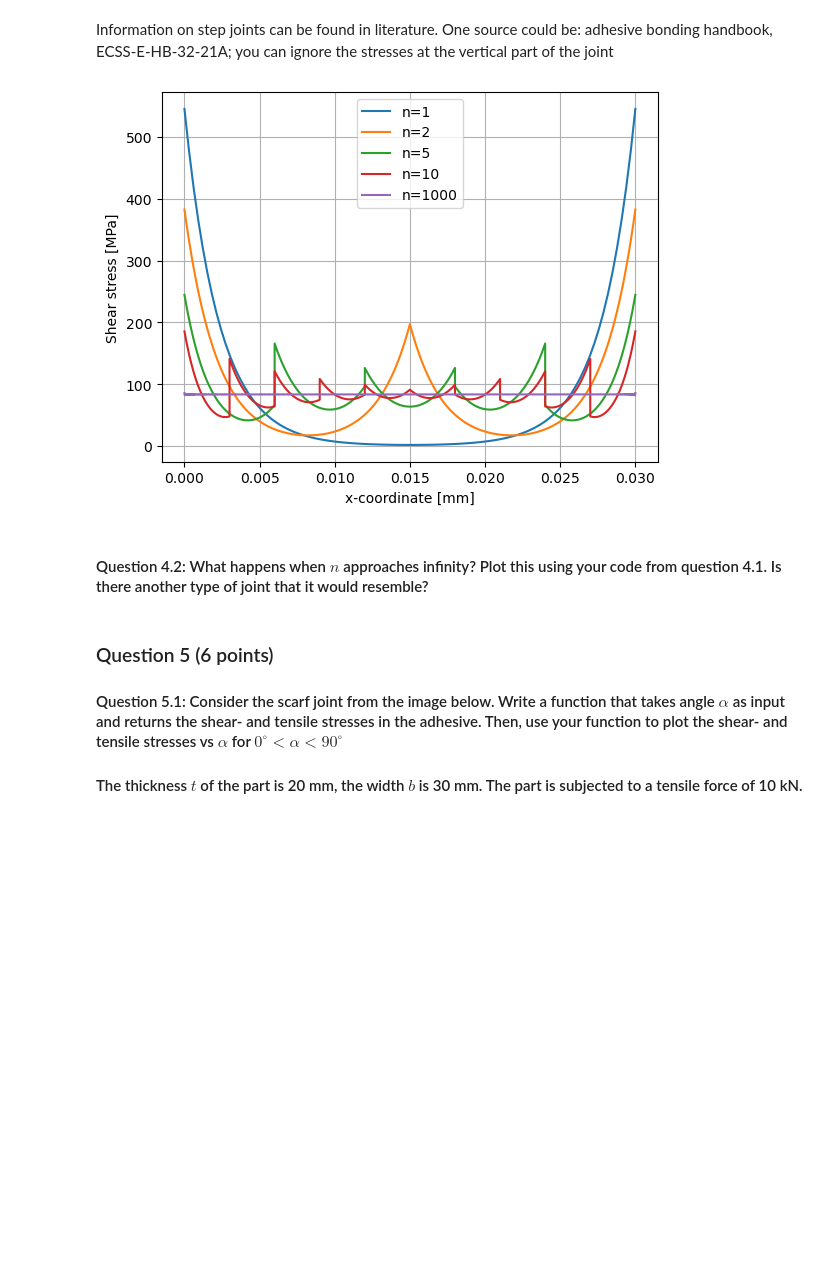
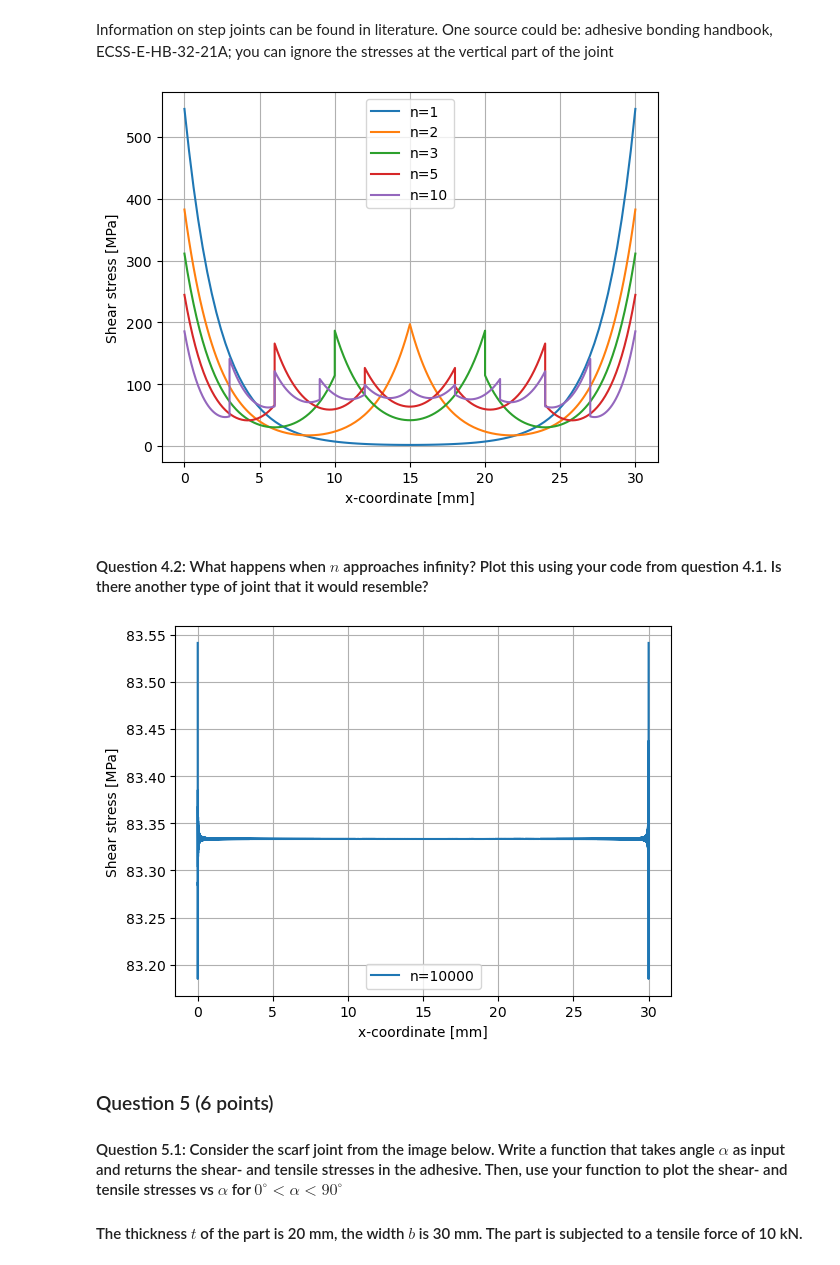
Before and after one commit to arthurstreebgreebling/PCM, a Jupyter notebook: A3 Joining/Joining.ipynb, the cells around one changed output. Saved outputs shown, nothing was run; the diff lists cells and outputs as text; code cells hidden in the pictures; blank space fills up the shorter version.

```diff
--- a/A3 Joining/Joining.ipynb
+++ b/A3 Joining/Joining.ipynb
@@ -142,7 +152,7 @@ Answer:
 Information on step joints can be found in literature. One source could be: adhesive bonding handbook, ECSS-E-HB-32-21A; you can ignore the stresses at the vertical part of the joint
 # %%
 E1, E2, t1, t2, lu, GKl, d, F, w = 70e9, 70e9, 2e-3, 2e-3, 30e-3, 2e9, 0.3e-3, 50e3, 20e-3
-ns = [1,2,5,10, 1000]
+ns = [1,2,3,5,10]
 colors = ['red', 'green', 'blue', 'violet', 'orange', 'brown']
 color_start = 0
 for n in ns:
@@ -155,7 +165,7 @@ for n in ns:
         x = np.linspace(i*lu/n,(i+1)*lu/n,100)
         t = (n-i)*t1/(n+1)
         for j in x:
-            x_vals.append(j)
+            x_vals.append(j/1e-3)
         for k in x0:
             y_vals.append(tau_klein(k, tau_m, lu/n, GKl, E1, t, E2, t2-t, d)/1e6)
         #plt.plot(x/1e-3, tau_klein(x0, tau_m, lu/n, GKl, E1, t, E2, t2-t, d)/1e6, color=colors[color_start])
@@ -171,9 +181,41 @@ plt.xlabel('x-coordinate [mm]')
 plt.ylabel('Shear stress [MPa]')
 plt.show()
 # %% [output]
-[figure, old version]
+[figure, new version]
 # %% [markdown]
 #### Question 4.2: What happens when $n$ approaches infinity? Plot this using your code from question 4.1. Is there another type of joint that it would resemble?
+# %%
+E1, E2, t1, t2, lu, GKl, d, F, w = 70e9, 70e9, 2e-3, 2e-3, 30e-3, 2e9, 0.3e-3, 50e3, 20e-3
+ns = [10000]
+colors = ['red', 'green', 'blue', 'violet', 'orange', 'brown']
+color_start = 0
+for n in ns:
+    tau_m = F / (w*lu)
+    x0 = np.linspace(0,lu/n,100)
+    x_vals, y_vals = [], []
+
+    i = 0
+    while i < n:
+        x = np.linspace(i*lu/n,(i+1)*lu/n,100)
+        t = (n-i)*t1/(n+1)
+        for j in x:
+            x_vals.append(j/1e-3)
+        for k in x0:
+            y_vals.append(tau_klein(k, tau_m, lu/n, GKl, E1, t, E2, t2-t, d)/1e6)
+        #plt.plot(x/1e-3, tau_klein(x0, tau_m, lu/n, GKl, E1, t, E2, t2-t, d)/1e6, color=colors[color_start])
+        i +=1
+    plt.plot(x_vals, y_vals, label=f'n={n}')
+
+    color_start +=1
+color_start = 0
+
+plt.legend()
+plt.grid()
+plt.xlabel('x-coordinate [mm]')
+plt.ylabel('Shear stress [MPa]')
+plt.show()
+# %% [output]
+[figure, added]
 # %% [markdown]
 ### Question 5 (6 points)
 
```
Also changed, not shown: parts of 1 cell of this notebook.
